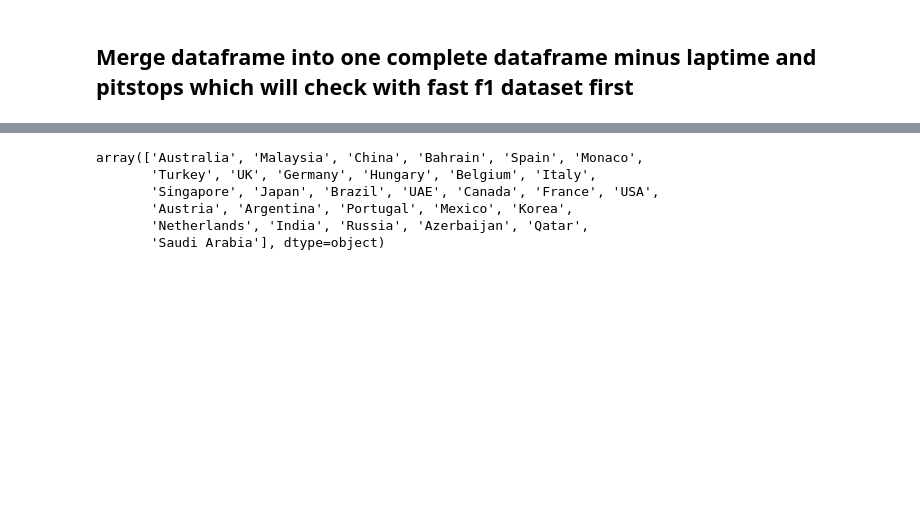
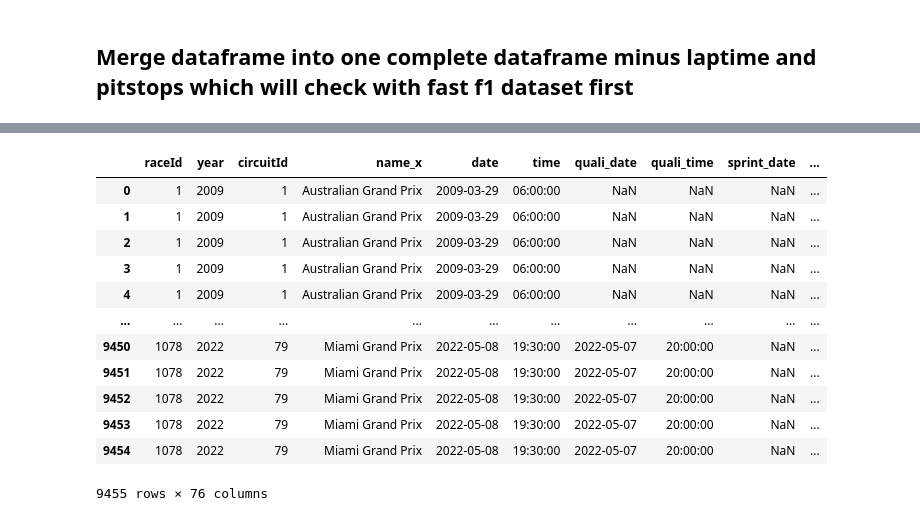
Before and after one commit to bensail-ai/Formula1_prediction, a Jupyter notebook: 1_Formula1_Ergast_database_combination.ipynb, the cells around one changed output, grey strips where cells are left out. Cells and saved outputs as stored; diff of their text form; code cells hidden in the pictures; blank space fills up the shorter version.

```diff
--- a/1_Formula1_Ergast_database_combination.ipynb
+++ b/1_Formula1_Ergast_database_combination.ipynb
@@ -1252,9 +785,0 @@ array(['British', 'Austrian', 'German', 'Japanese', 'Italian', 'French',
-# %%
-df_combined_clean.country.unique()
-# %% [output]
-array(['Australia', 'Malaysia', 'China', 'Bahrain', 'Spain', 'Monaco',
-       'Turkey', 'UK', 'Germany', 'Hungary', 'Belgium', 'Italy',
-       'Singapore', 'Japan', 'Brazil', 'UAE', 'Canada', 'France', 'USA',
-       'Austria', 'Argentina', 'Portugal', 'Mexico', 'Korea',
-       'Netherlands', 'India', 'Russia', 'Azerbaijan', 'Qatar',
-       'Saudi Arabia'], dtype=object)
@@ -1278,0 +786,17 @@ df_combined_clean.to_csv('./data/clean/combined_ergast_clean.csv',index=False)
+# %%
+f1_data=f1_ultils.read_ergast_files('./data/raw')
+data_cleaning.clean_ergast(f1_data,save=False)
+# %% [output]
+|  | raceId | year | circuitId | name_x | date | time | quali_date | quali_time | sprint_date | ... |
+| 0 | 1 | 2009 | 1 | Australian Grand Prix | 2009-03-29 | 06:00:00 | NaN | NaN | NaN | ... |
+| 1 | 1 | 2009 | 1 | Australian Grand Prix | 2009-03-29 | 06:00:00 | NaN | NaN | NaN | ... |
+| 2 | 1 | 2009 | 1 | Australian Grand Prix | 2009-03-29 | 06:00:00 | NaN | NaN | NaN | ... |
+| 3 | 1 | 2009 | 1 | Australian Grand Prix | 2009-03-29 | 06:00:00 | NaN | NaN | NaN | ... |
+| 4 | 1 | 2009 | 1 | Australian Grand Prix | 2009-03-29 | 06:00:00 | NaN | NaN | NaN | ... |
+| ... | ... | ... | ... | ... | ... | ... | ... | ... | ... | ... |
+| 9450 | 1078 | 2022 | 79 | Miami Grand Prix | 2022-05-08 | 19:30:00 | 2022-05-07 | 20:00:00 | NaN | ... |
+| 9451 | 1078 | 2022 | 79 | Miami Grand Prix | 2022-05-08 | 19:30:00 | 2022-05-07 | 20:00:00 | NaN | ... |
+| 9452 | 1078 | 2022 | 79 | Miami Grand Prix | 2022-05-08 | 19:30:00 | 2022-05-07 | 20:00:00 | NaN | ... |
+| 9453 | 1078 | 2022 | 79 | Miami Grand Prix | 2022-05-08 | 19:30:00 | 2022-05-07 | 20:00:00 | NaN | ... |
+| 9454 | 1078 | 2022 | 79 | Miami Grand Prix | 2022-05-08 | 19:30:00 | 2022-05-07 | 20:00:00 | NaN | ... |
+9455 rows × 76 columns
```
Also changed, not shown: parts of 112 cells of this notebook, 27 other files.
